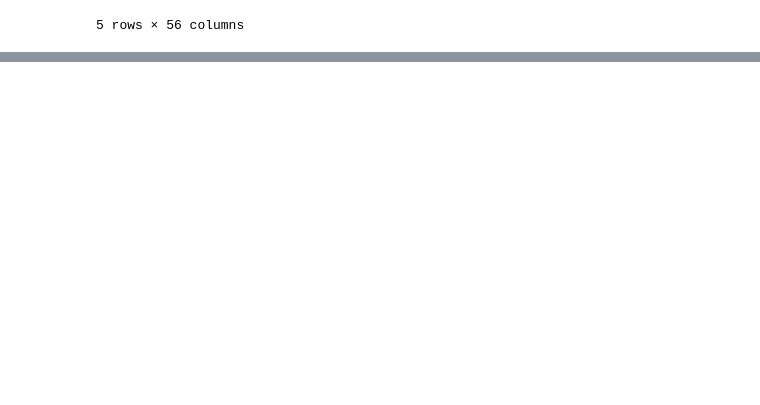
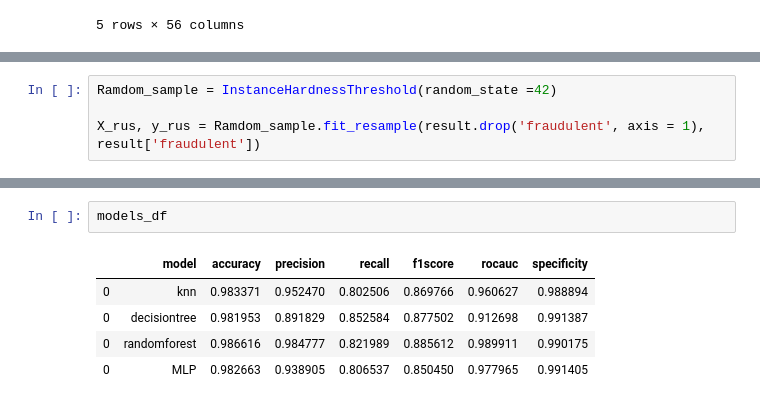
Before and after one commit to mikongame/Module-3-Project-2-ML-Fraud-Detection, a Jupyter notebook: your-code/Preproccessing.ipynb, the cells around one changed output, grey strips where cells are left out. Saved outputs shown, nothing was run; the diff lists cells and outputs as text; blank space fills up the shorter version.

```diff
--- a/your-code/Preproccessing.ipynb
+++ b/your-code/Preproccessing.ipynb
@@ -270,0 +283,4 @@ result.head()
+# %%
+Ramdom_sample = InstanceHardnessThreshold(random_state =42)
+
+X_rus, y_rus = Ramdom_sample.fit_resample(result.drop('fraudulent', axis = 1), result['fraudulent'])
@@ -270,0 +423,8 @@ result.head()
+# %%
+models_df
+# %% [output]
+|  | model | accuracy | precision | recall | f1score | rocauc | specificity |
+| 0 | knn | 0.983371 | 0.952470 | 0.802506 | 0.869766 | 0.960627 | 0.988894 |
+| 0 | decisiontree | 0.981953 | 0.891829 | 0.852584 | 0.877502 | 0.912698 | 0.991387 |
+| 0 | randomforest | 0.986616 | 0.984777 | 0.821989 | 0.885612 | 0.989911 | 0.990175 |
+| 0 | MLP | 0.982663 | 0.938905 | 0.806537 | 0.850450 | 0.977965 | 0.991405 |
```
Also changed, not shown: parts of 19 cells of this notebook.
